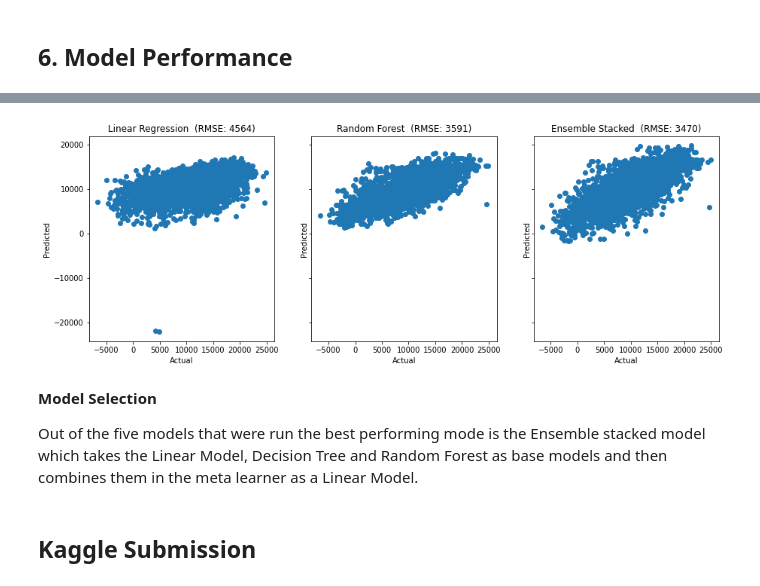
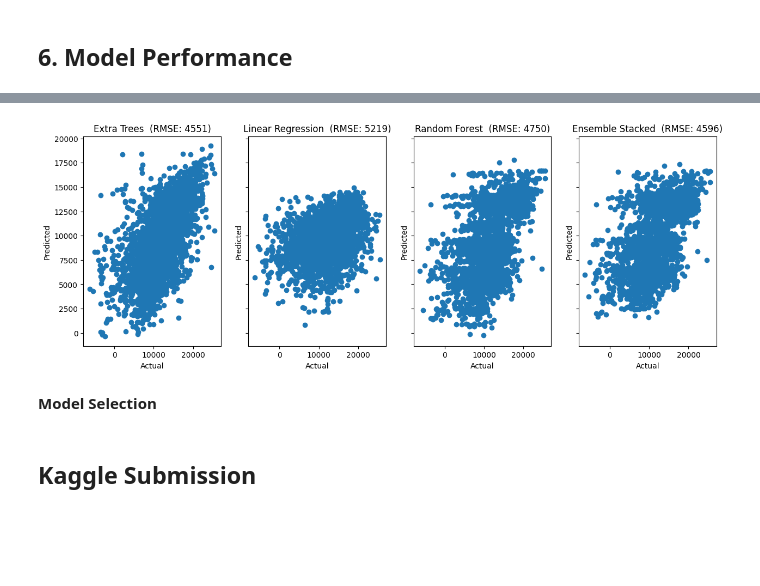
Before and after one commit to JohnnyFoulds/paula, a Jupyter notebook: johannes_changes_002.ipynb, the cells around one changed output, grey strips where cells are left out. Cells and saved outputs as stored; diff of their text form; code cells hidden in the pictures; blank space fills up the shorter version.

```diff
--- a/johannes_changes_002.ipynb
+++ b/johannes_changes_002.ipynb
@@ -456,6 +417,6 @@ scaler.fit(X[scale_columns])
 StandardScaler()
 # %%
 # standardize the numeric columns in the training features
-X[scale_columns] = scaler.transform(X[scale_columns])
-display(X.head(5))
+df_features[scale_columns] = scaler.transform(df_features[scale_columns])
+display(df_features.head(5))
 # %% [output]
@@ -486,3 +445,17 @@ x_train, x_test, y_train, y_test= train_test_split(X, y, test_size= 0.4)
+# %%
+# the training set is the first two years
+train = pd.concat([df_2015, df_2016])
+test = df_2017
+
+# remove the target variable from the features dataset
+feature_list.remove('load_shortfall_3h')
+
+# create the targets and features dataset
+x_train = train[feature_list]
+y_train = train[['load_shortfall_3h']]
+
+x_test = test[feature_list]
+y_test = test[['load_shortfall_3h']]
 # %% [markdown]
 #### Model Evaluation Functions
 # %%
@@ -521,0 +497,5 @@ def score_model(model, X, y):
+# %%
+et_model = ExtraTreesRegressor()
+et_model.fit(x_train, np.ravel(y_train))
+
+score_model(et_model, x_test, y_test)
@@ -524,7 +510,7 @@ def score_model(model, X, y):
 # %%
 # Our forest consists of 100 trees with a max depth of 5 in this example
 rf_model = RandomForestRegressor(n_estimators=100, max_depth=6)
-rf_model.fit(x_train,y_train)
+rf_model.fit(x_train, np.ravel(y_train))
 
 #Get the feature importances
 feature_names = x_train.columns
@@ -627,26 +616,34 @@ display(pd.DataFrame(evaluation_results).sort_values(by='rmse'))
 # %%
 # Choose best model and motivate why it is the best choice
 # Create figure and axes
-f, ax = plt.subplots(figsize=(15,5), nrows=1, ncols=3, sharey=True)
+f, ax = plt.subplots(figsize=(15,5), nrows=1, ncols=4, sharey=True)
 
 # Create list of titles and predictions to use in for loop
-pred = [lr_model.predict(x_test), rf_model.predict(x_test), s_reg.predict(x_test)]
-title = ['Linear Regression','Random Forest', 'Ensemble Stacked']
+pred = [
+    et_model.predict(x_test),
+    lr_model.predict(x_test),
+    rf_model.predict(x_test),
+    s_reg.predict(x_test)
+]
+
+title = [
+    'Extra Trees',
+    'Linear Regression',
+    'Random Forest',
+    'Ensemble Stacked']
 
 # Loop through all axes to plot each model's results
-for i in range(3):
+for i in range(len(pred)):
     rmse = round(np.sqrt(mean_squared_error(pred[i],y_test)))
     ax[i].set_title(title[i]+"  (RMSE: "+str(rmse)+ ")")
     ax[i].set_xlabel('Actual')
     ax[i].set_ylabel('Predicted')
     #ax[i].plot(y_test,y_test,'r')
     ax[i].scatter(y_test,pred[i])
 # %% [output]
-[figure, old version]
+[figure, new version]
 # %% [markdown]
 __Model Selection__
-
-Out of the five models that were run the best performing mode is the Ensemble stacked model which takes the Linear Model, Decision Tree and Random Forest as base models and then combines them in the meta learner as a Linear Model.
 # %% [markdown]
 ## Kaggle Submission
 # %%
```
Also changed, not shown: parts of 26 cells of this notebook, 9 other files.
